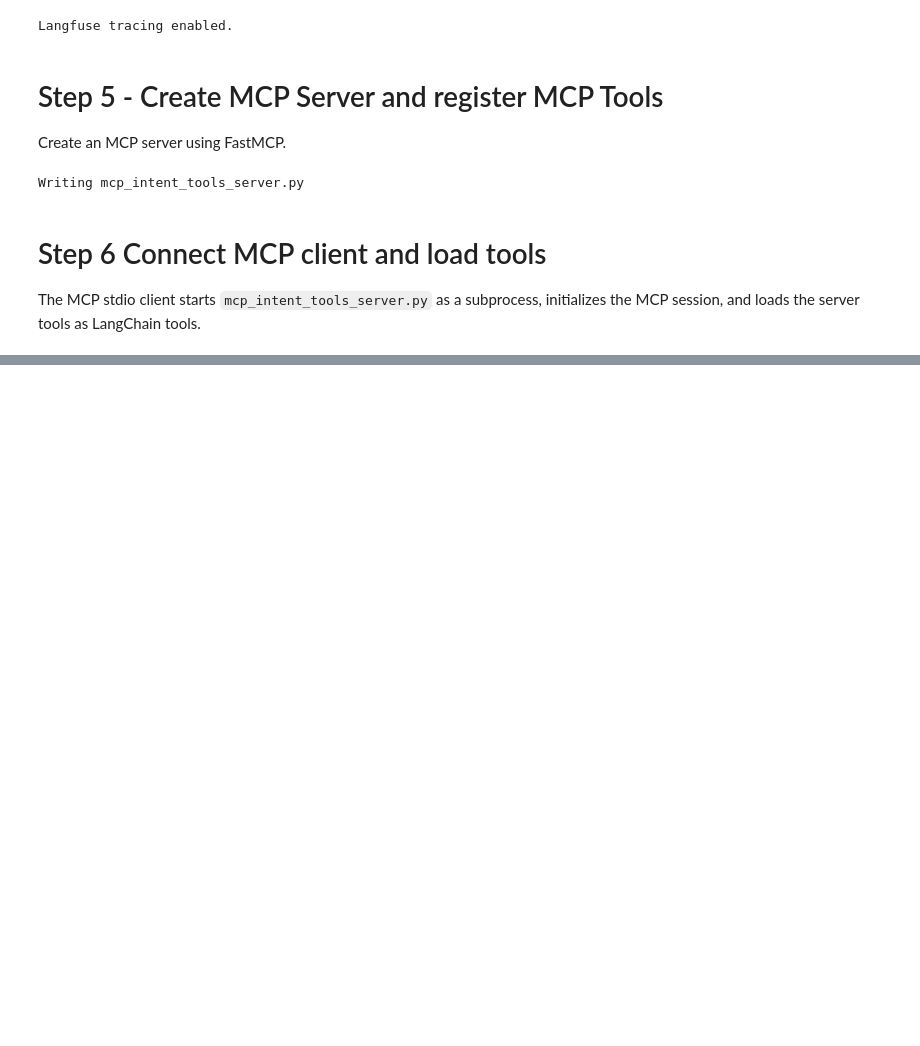
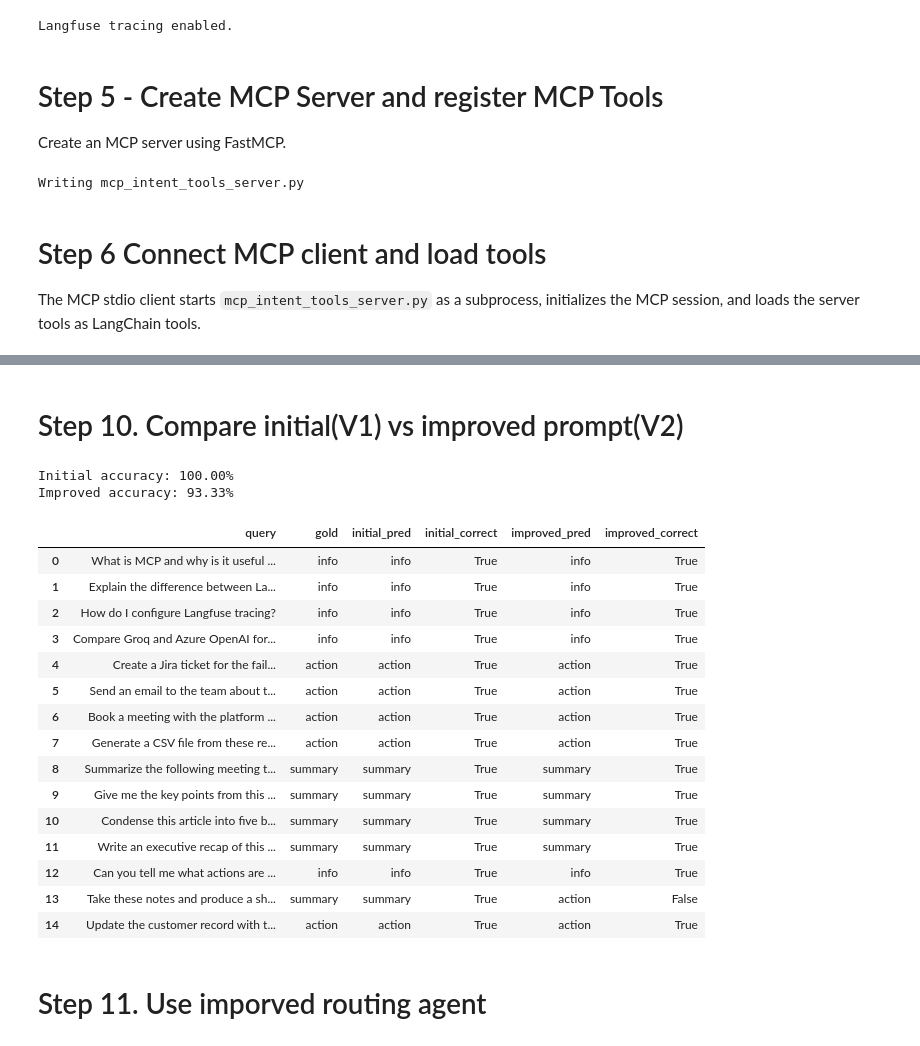
Before and after one commit to jdeepak-4u/my-new-ai-repo, a Jupyter notebook: classify_agent_mcp.ipynb, the cells around one changed output, grey strips where cells are left out. Drawn from its saved outputs; the diff is of its cells as text; code cells hidden in the pictures; blank space fills up the shorter version.

```diff
--- a/classify_agent_mcp.ipynb
+++ b/classify_agent_mcp.ipynb
@@ -209,0 +529,34 @@ UnsupportedOperation: fileno
+# %% [markdown]
+# Step 10. Compare initial(V1) vs improved prompt(V2)
+# %%
+comparison = initial_eval_df[["query", "gold", "pred", "correct"]].rename(columns={"pred": "initial_pred", "correct": "initial_correct"}).merge(
+    improved_eval_df[["query", "pred", "correct"]].rename(columns={"pred": "improved_pred", "correct": "improved_correct"}),
+    on="query"
+)
+
+initial_acc = comparison["initial_correct"].mean()
+improved_acc = comparison["improved_correct"].mean()
+print(f"Initial accuracy: {initial_acc:.2%}")
+print(f"Improved accuracy: {improved_acc:.2%}")
+comparison
+# %% [output]
+Initial accuracy: 100.00%
+Improved accuracy: 93.33%
+|  | query | gold | initial_pred | initial_correct | improved_pred | improved_correct |
+| 0 | What is MCP and why is it useful ... | info | info | True | info | True |
+| 1 | Explain the difference between La... | info | info | True | info | True |
+| 2 | How do I configure Langfuse tracing? | info | info | True | info | True |
+| 3 | Compare Groq and Azure OpenAI for... | info | info | True | info | True |
+| 4 | Create a Jira ticket for the fail... | action | action | True | action | True |
+| 5 | Send an email to the team about t... | action | action | True | action | True |
+| 6 | Book a meeting with the platform ... | action | action | True | action | True |
+| 7 | Generate a CSV file from these re... | action | action | True | action | True |
+| 8 | Summarize the following meeting t... | summary | summary | True | summary | True |
+| 9 | Give me the key points from this ... | summary | summary | True | summary | True |
+| 10 | Condense this article into five b... | summary | summary | True | summary | True |
+| 11 | Write an executive recap of this ... | summary | summary | True | summary | True |
+| 12 | Can you tell me what actions are ... | info | info | True | info | True |
+| 13 | Take these notes and produce a sh... | summary | summary | True | action | False |
+| 14 | Update the customer record with t... | action | action | True | action | True |
+# %% [markdown]
+# Step 11. Use imporved routing agent
```
Also changed, not shown: parts of 15 cells of this notebook.
